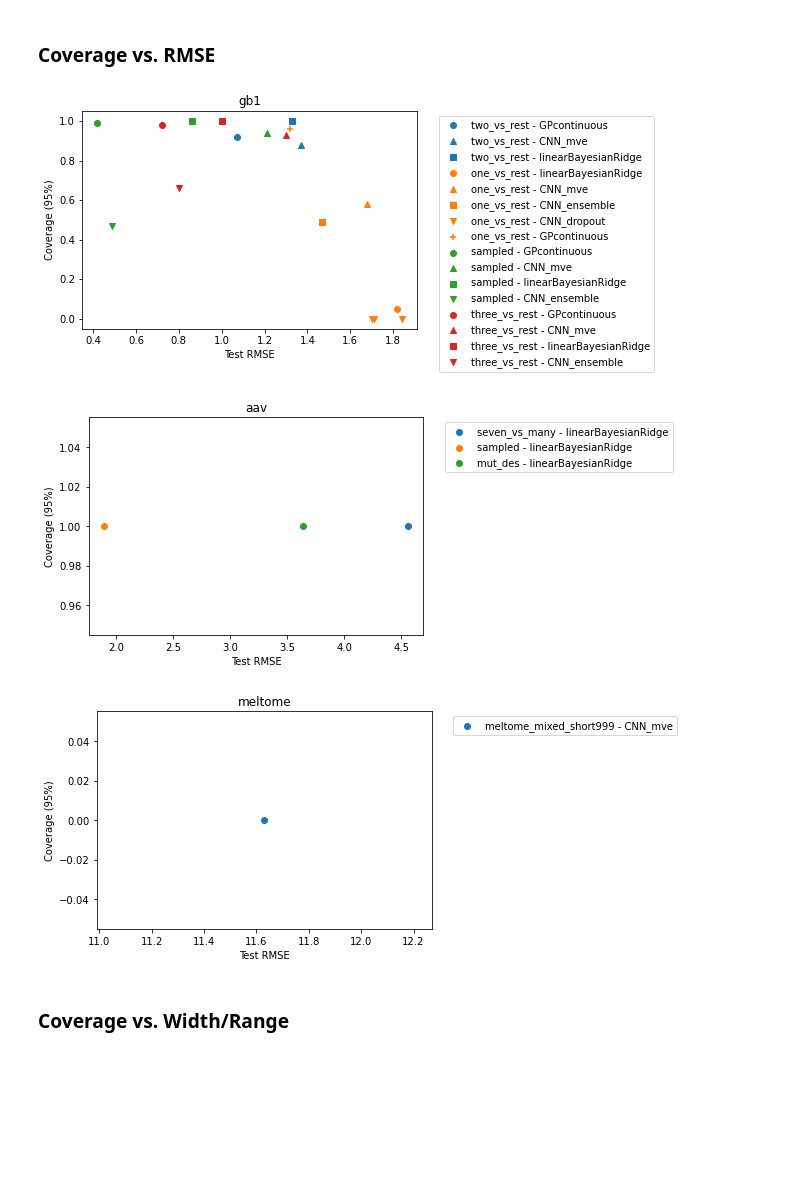
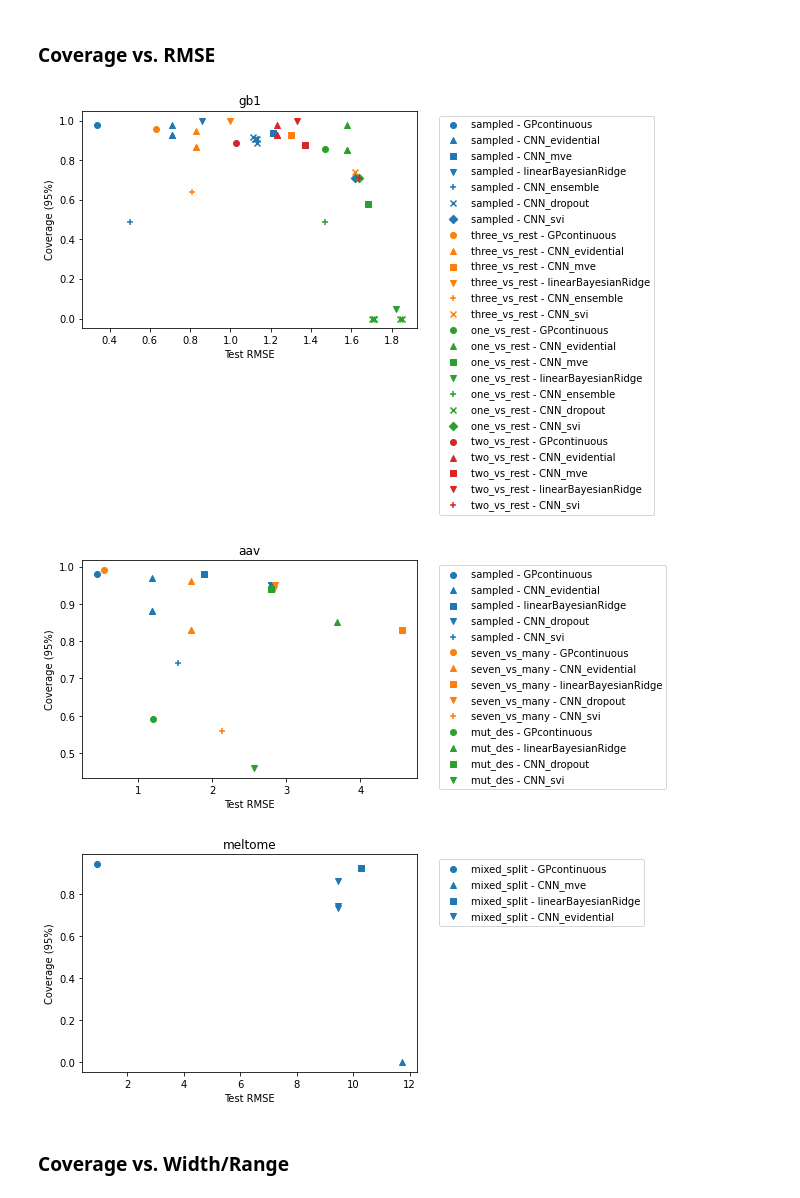
Before and after one commit to microsoft/protein-uq, a Jupyter notebook: notebooks/3-kpg-explore-results.ipynb, the cells around one changed output. Cells and saved outputs as stored; diff of their text form; code cells hidden in the pictures; blank space fills up the shorter version.

```diff
--- a/notebooks/3-kpg-explore-results.ipynb
+++ b/notebooks/3-kpg-explore-results.ipynb
@@ -111,7 +108,8 @@ df
 # %% [markdown]
 # Plots
 # %%
-results_df = pd.read_csv('20220117_results.csv')
+# results_df = pd.read_csv('20220117_results.csv')
+results_df = pd.read_csv('20220310_results.csv')
 results_df
 # %% [output]
 |  | dataset | model | split | test rho | test rmse | test mae | test r2 | test rho unc | p(test rho unc) | ... |
@@ -195,27 +185,27 @@ meltome_df = results_df.loc[results_df['dataset']=='meltome']
 ### Coverage vs. RMSE
 # %%
 colors = ['tab:blue', 'tab:orange', 'tab:green', 'tab:red']
-shapes = ['o','^','s','v','+','x']
+shapes = ['o','^','s','v','+','x','D']
 
 for landscape, landscape_df in zip(['gb1','aav','meltome'], [gb1_df, aav_df, meltome_df]):
     for i, split in enumerate(set(landscape_df['split'])):
         df_ = landscape_df.loc[landscape_df['split']==split]
         for j, model in enumerate(set(df_['model'])):
             df__ = df_.loc[df_['model']==model]
             plt.scatter(df__['test rmse'],
                         df__['percent coverage'],
                         c=colors[i],
                         marker=shapes[j],
                         label=f'{split} - {model}')
     plt.xlabel('Test RMSE')
     plt.ylabel('Coverage (95%)')
     plt.title(landscape)
     plt.legend(bbox_to_anchor=(1.05, 1.0), loc='upper left')
     plt.show()
 # %% [output]
-[figure, old version]
+[figure, new version]
-[figure, old version]
+[figure, new version]
-[figure, old version]
+[figure, new version]
 # %% [markdown]
 ### Coverage vs. Width/Range
 # %%
```
Also changed, not shown: parts of 5 cells of this notebook, 46 other files.
